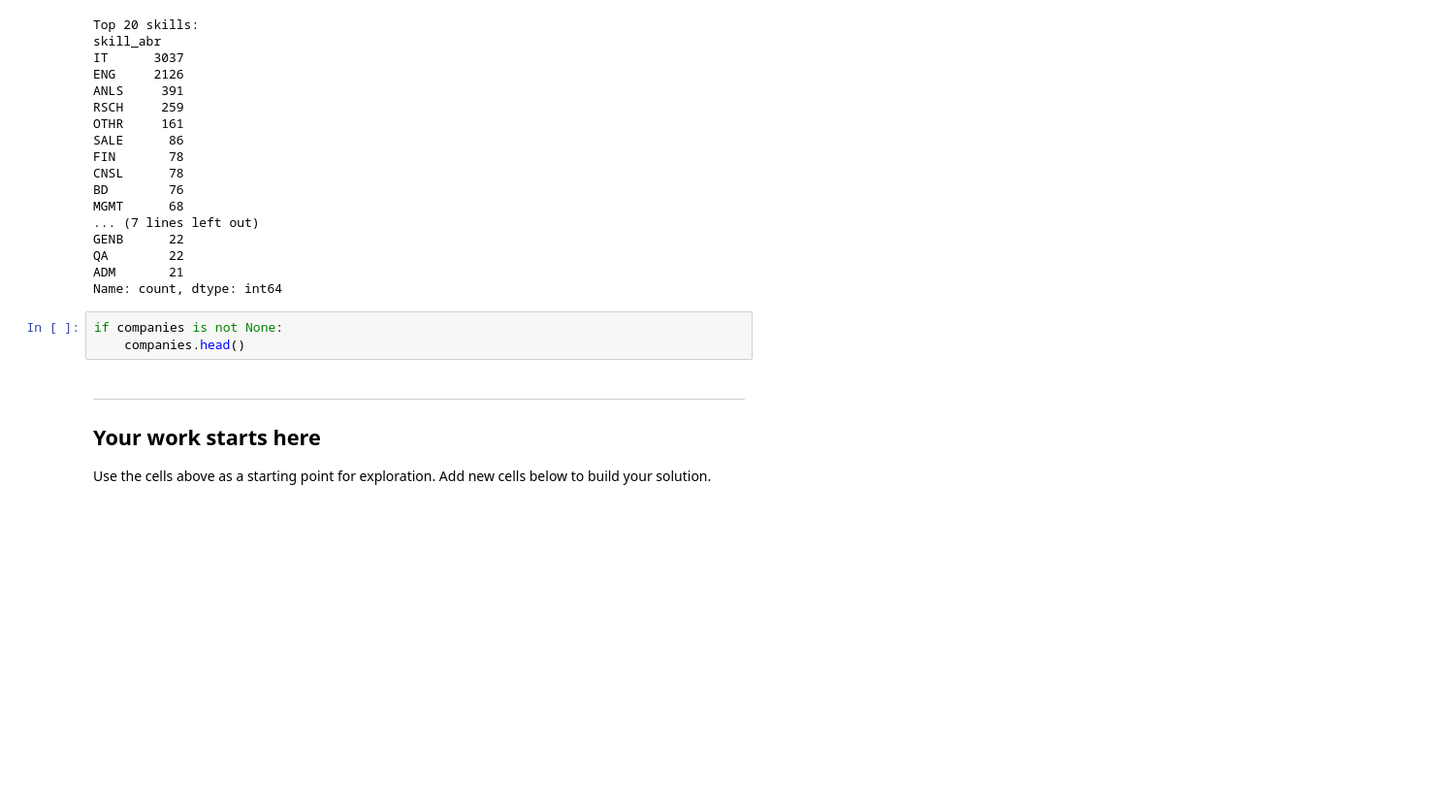
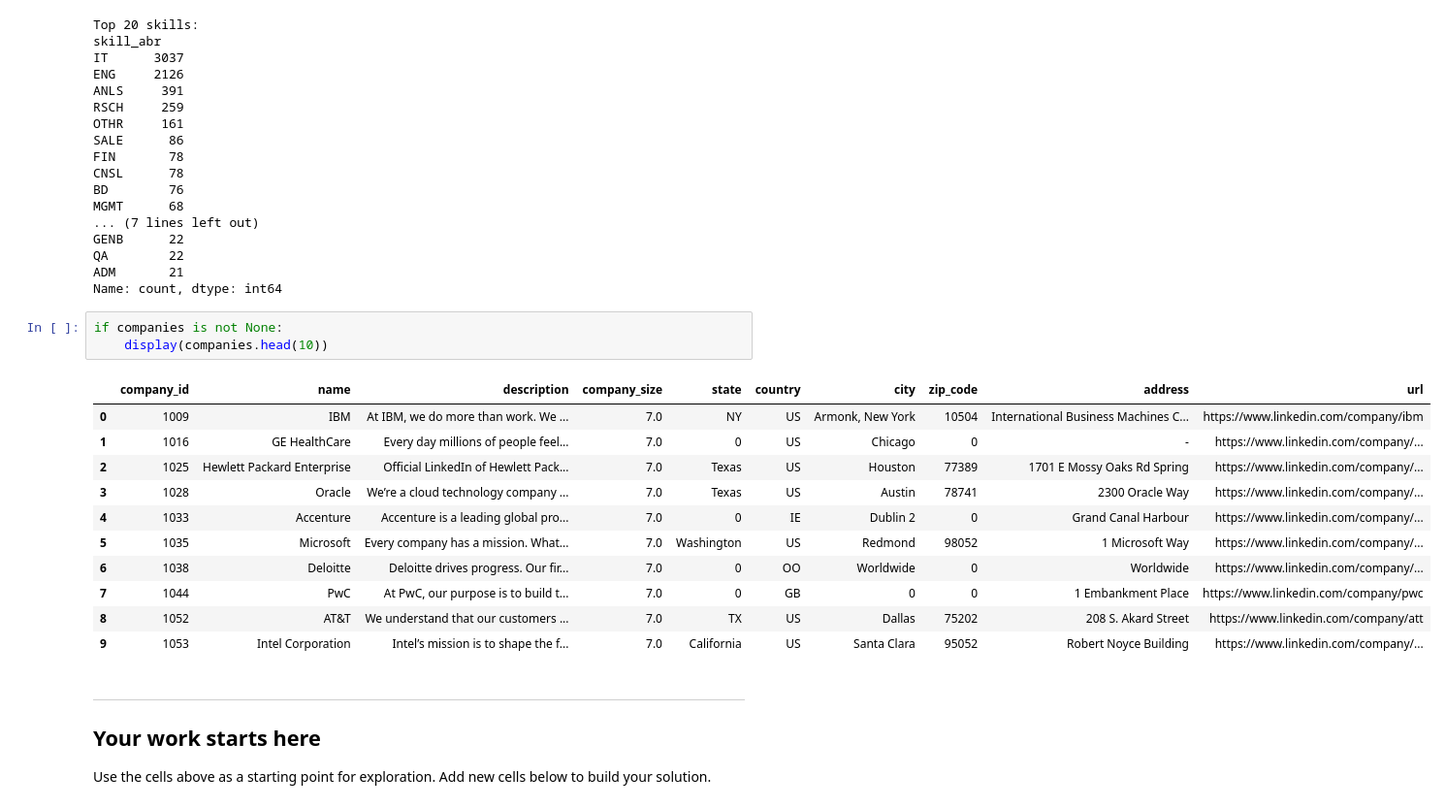
Before and after one commit to ajmcastro/jobmarket, a Jupyter notebook: mleng_take_home_task.ipynb, the cells around one changed output. Shown at 97% size. Drawn from its saved outputs; the diff is of its cells as text; blank space fills up the shorter version.

```diff
--- a/mleng_take_home_task.ipynb
+++ b/mleng_take_home_task.ipynb
@@ -290,7 +372,19 @@ ADM       21
 Name: count, dtype: int64
 # %%
 if companies is not None:
-    companies.head()
+    display(companies.head(10))
+# %% [output]
+|  | company_id | name | description | company_size | state | country | city | zip_code | address | url |
+| 0 | 1009 | IBM | At IBM, we do more than work. We ... | 7.0 | NY | US | Armonk, New York | 10504 | International Business Machines C... | https://www.linkedin.com/company/ibm |
+| 1 | 1016 | GE HealthCare | Every day millions of people feel... | 7.0 | 0 | US | Chicago | 0 | - | https://www.linkedin.com/company/... |
+| 2 | 1025 | Hewlett Packard Enterprise | Official LinkedIn of Hewlett Pack... | 7.0 | Texas | US | Houston | 77389 | 1701 E Mossy Oaks Rd Spring | https://www.linkedin.com/company/... |
+| 3 | 1028 | Oracle | We’re a cloud technology company ... | 7.0 | Texas | US | Austin | 78741 | 2300 Oracle Way | https://www.linkedin.com/company/... |
+| 4 | 1033 | Accenture | Accenture is a leading global pro... | 7.0 | 0 | IE | Dublin 2 | 0 | Grand Canal Harbour | https://www.linkedin.com/company/... |
+| 5 | 1035 | Microsoft | Every company has a mission. What... | 7.0 | Washington | US | Redmond | 98052 | 1 Microsoft Way | https://www.linkedin.com/company/... |
+| 6 | 1038 | Deloitte | Deloitte drives progress. Our fir... | 7.0 | 0 | OO | Worldwide | 0 | Worldwide | https://www.linkedin.com/company/... |
+| 7 | 1044 | PwC | At PwC, our purpose is to build t... | 7.0 | 0 | GB | 0 | 0 | 1 Embankment Place | https://www.linkedin.com/company/pwc |
+| 8 | 1052 | AT&T | We understand that our customers ... | 7.0 | TX | US | Dallas | 75202 | 208 S. Akard Street | https://www.linkedin.com/company/att |
+| 9 | 1053 | Intel Corporation | Intel’s mission is to shape the f... | 7.0 | California | US | Santa Clara | 95052 | Robert Noyce Building | https://www.linkedin.com/company/... |
 # %% [markdown]
 ---
 ## Your work starts here
```
Also changed, not shown: parts of 10 cells of this notebook, 4 other files.
